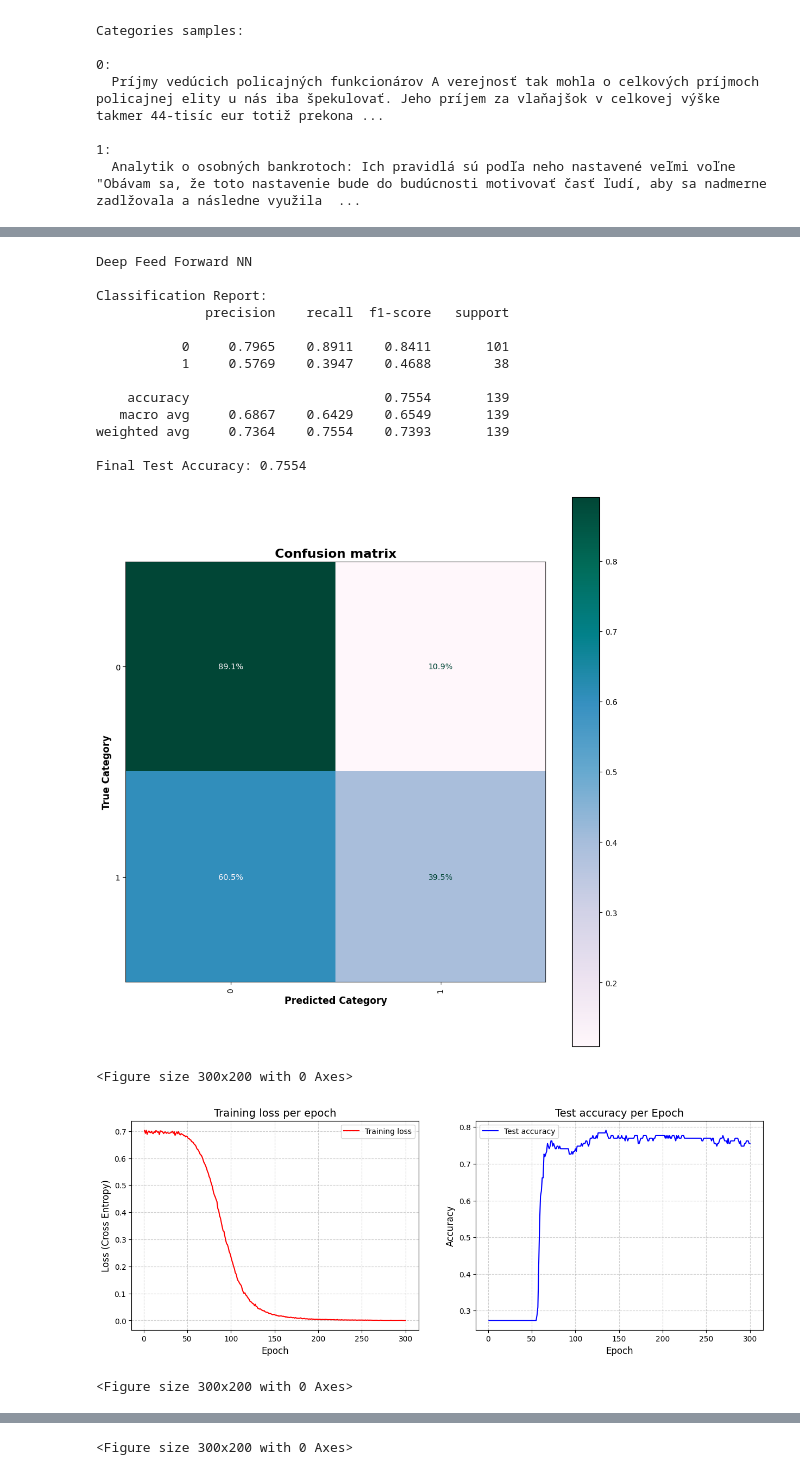
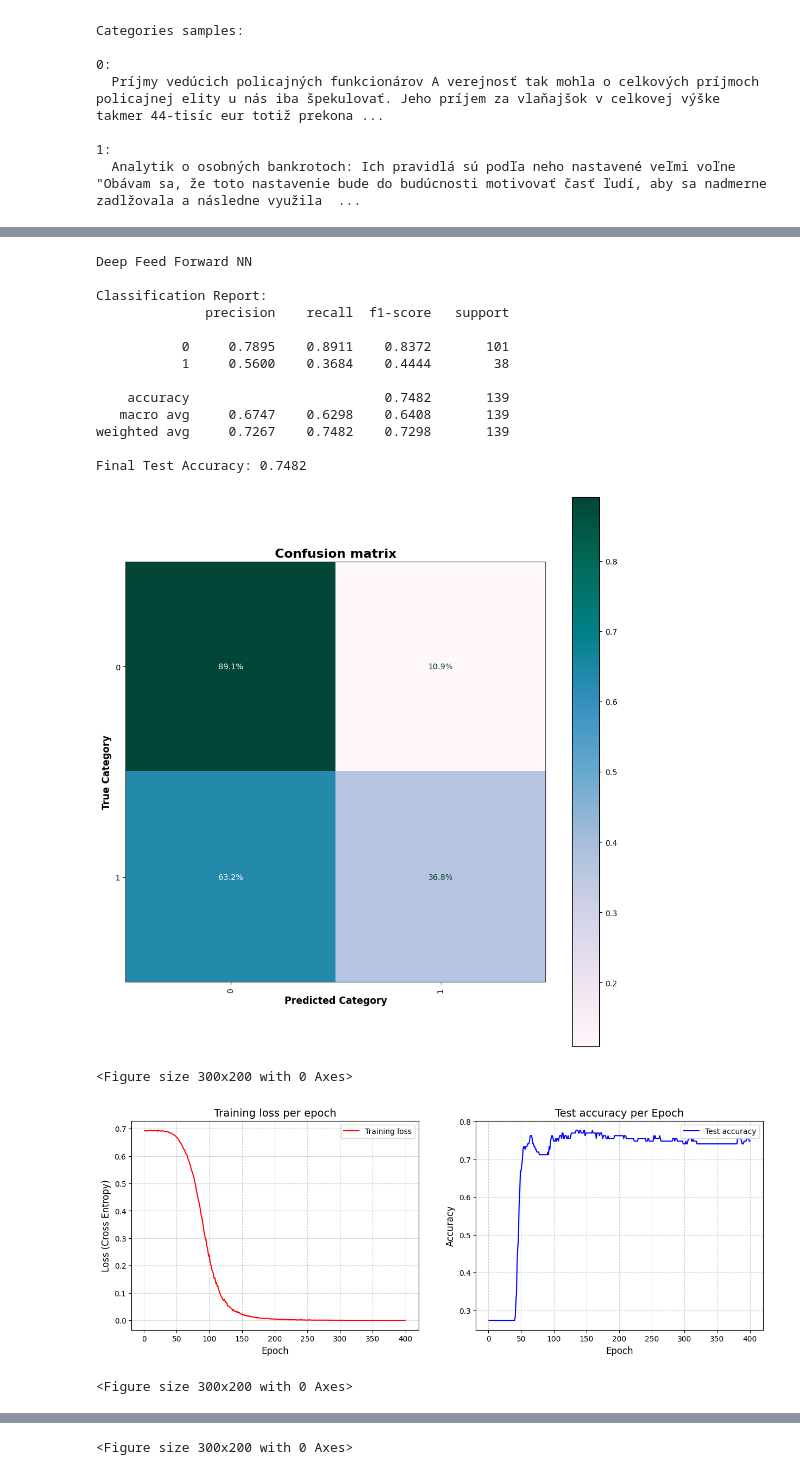
Before and after one commit to kubanova-z/Bachelors-thesis, a Jupyter notebook: neural_network_tfidf.ipynb, the cells around one changed output, grey strips where cells are left out. Cells and saved outputs as stored; diff of their text form; code cells hidden in the pictures.

```diff
--- a/neural_network_tfidf.ipynb
+++ b/neural_network_tfidf.ipynb
@@ -122,33 +139,33 @@ TypeError: 'int' object is not callable
 # %%
 from src.ML.train_NN import DeepTextClassifier
 
 #prepare data
 X_train, X_test, y_train, y_test, vectorizer = prepare_data(df)
 
 print("Deep Feed Forward NN")
 
 deep_model, class_to_idx, deep_acc = train_model_sample_weights(
     X_train, y_train, X_test, y_test,
     model_class=DeepTextClassifier,
     model_params={"hidden_dims": [256, 128, 64, 32]},
-    epochs=300,
+    epochs=400,
     lr=0.00001
 )
 # %% [output]
 Deep Feed Forward NN
 
 Classification Report:
               precision    recall  f1-score   support
 
-           0     0.7965    0.8911    0.8411       101
-           1     0.5769    0.3947    0.4688        38
+           0     0.7895    0.8911    0.8372       101
+           1     0.5600    0.3684    0.4444        38
 
-    accuracy                         0.7554       139
-   macro avg     0.6867    0.6429    0.6549       139
-weighted avg     0.7364    0.7554    0.7393       139
+    accuracy                         0.7482       139
+   macro avg     0.6747    0.6298    0.6408       139
+weighted avg     0.7267    0.7482    0.7298       139
 
-Final Test Accuracy: 0.7554
+Final Test Accuracy: 0.7482
 [figure]
 <Figure size 300x200 with 0 Axes>
-[figure, old version]
+[figure, new version]
 <Figure size 300x200 with 0 Axes>
```
Also changed, not shown: parts of 6 cells of this notebook, 16 other files.
